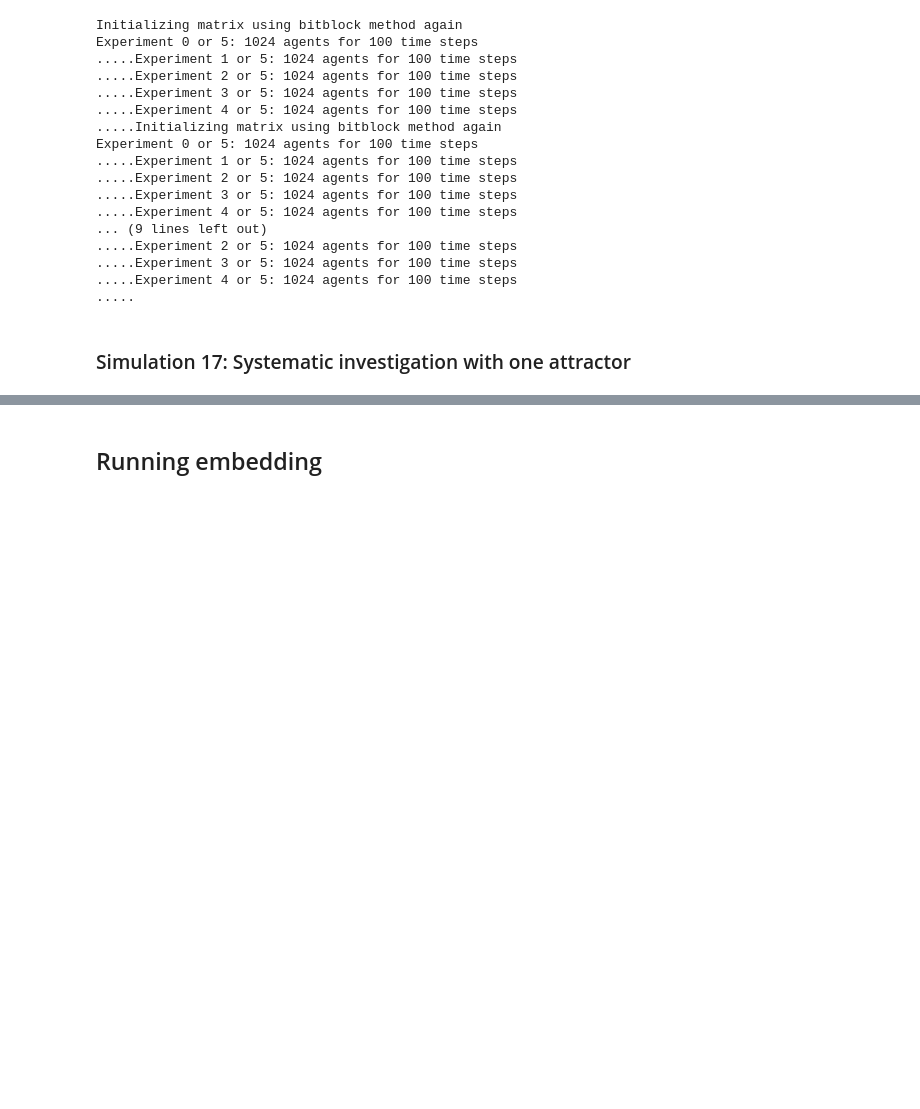
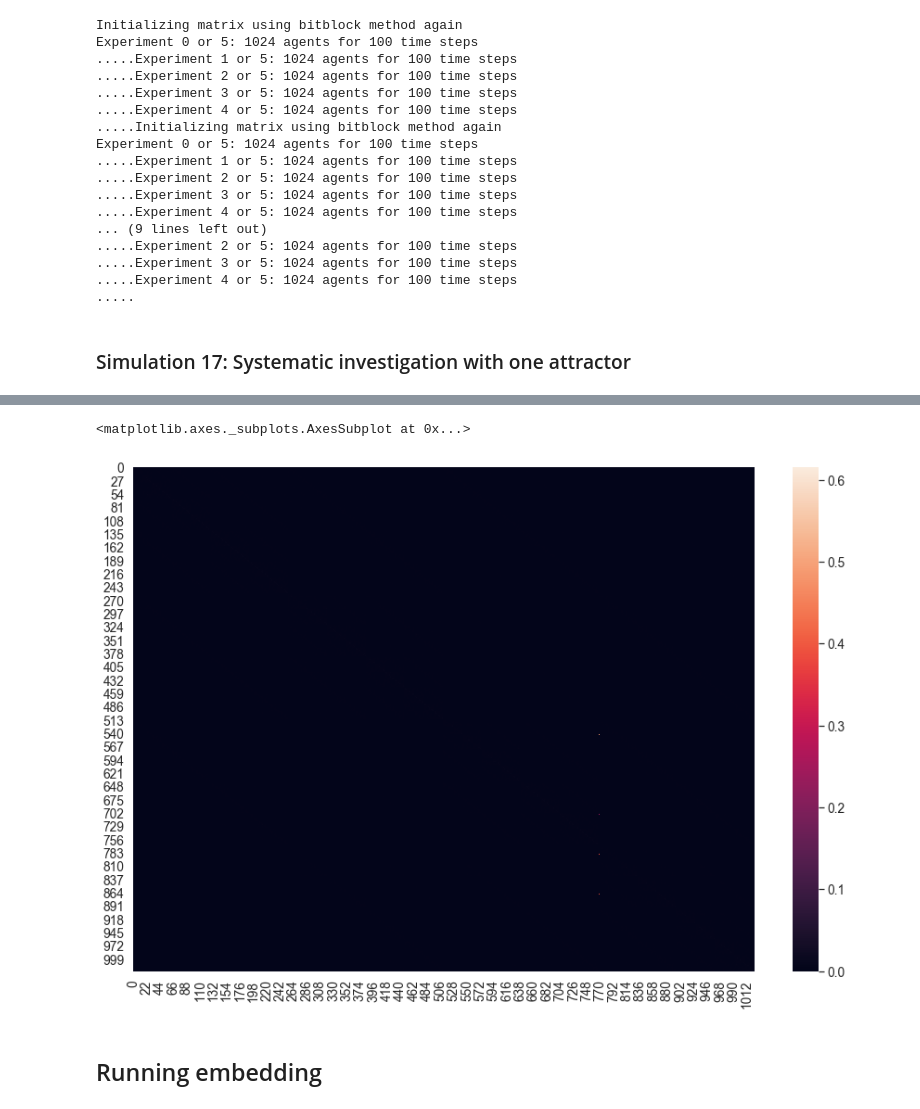
Before and after one commit to c4-lab/BLF-markov-simulation, a Jupyter notebook: notebooks/CoherenceMatrices-HammingDistance-SDNE-TSNE.ipynb, the cells around one changed output, grey strips where cells are left out. Cells and saved outputs as stored; diff of their text form; code cells hidden in the pictures; blank space fills up the shorter version.

Commit message:
Some refactoring and modified coherence code

```diff
--- a/notebooks/CoherenceMatrices-HammingDistance-SDNE-TSNE.ipynb
+++ b/notebooks/CoherenceMatrices-HammingDistance-SDNE-TSNE.ipynb
@@ -387,8 +348,11 @@ Experiment 0 or 5: 1024 agents for 100 time steps
 # %%
 
-state_transitions = pd.crosstab(record_df['Current'], record_df['Next'])
 sns.set(style='darkgrid', rc={'figure.figsize':(15,10)}, font_scale=1.25)
-sns.heatmap(state_transitions);
+cm = az.init_coherence_matrix(number_of_bits,[[3,180,1],[48,200,1],[768,180,1]],5)[2]
+sns.heatmap(cm)
+# %% [output]
+<matplotlib.axes._subplots.AxesSubplot at 0x...>
+[figure, added]
 # %% [markdown]
 ## Running embedding
 # %%
```
Also changed, not shown: parts of 10 cells of this notebook, 2 other files.
